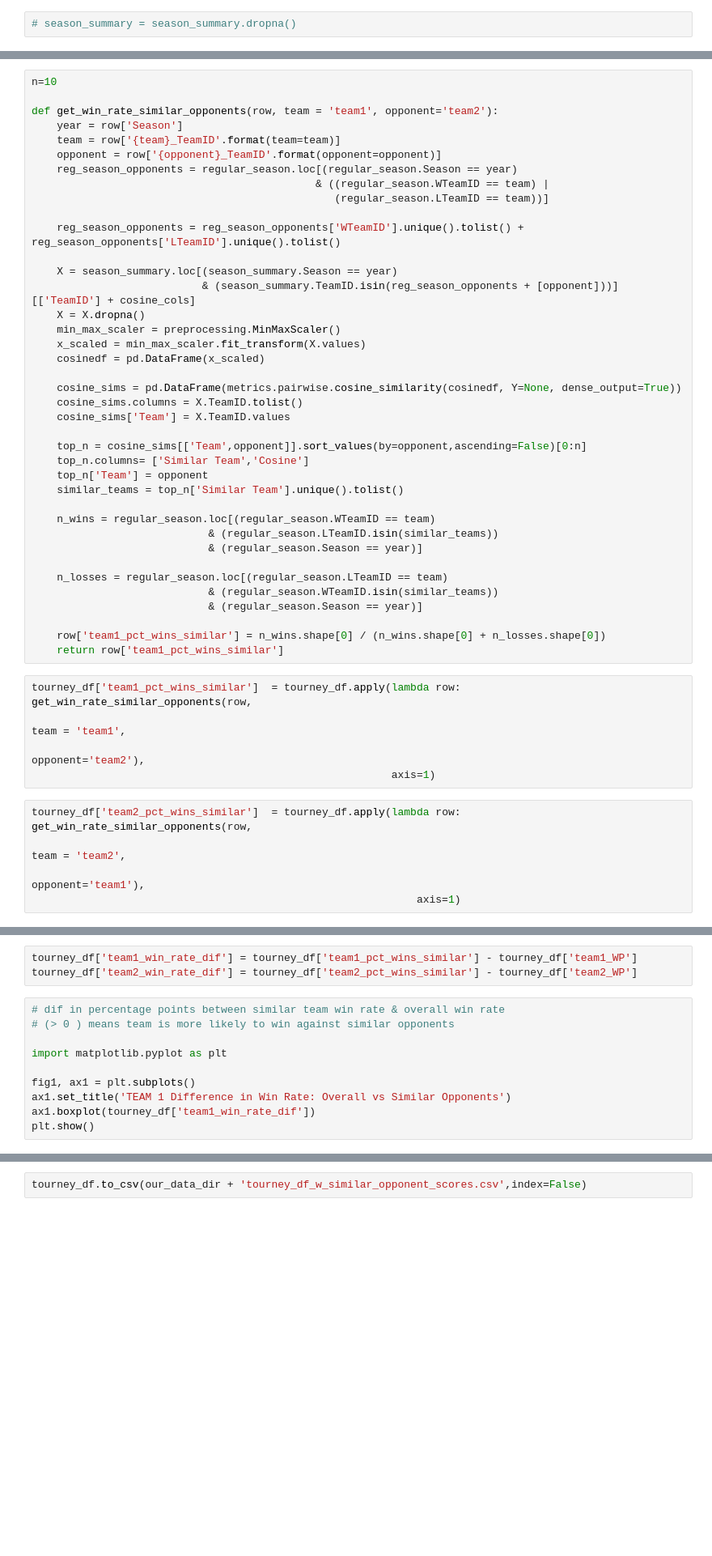
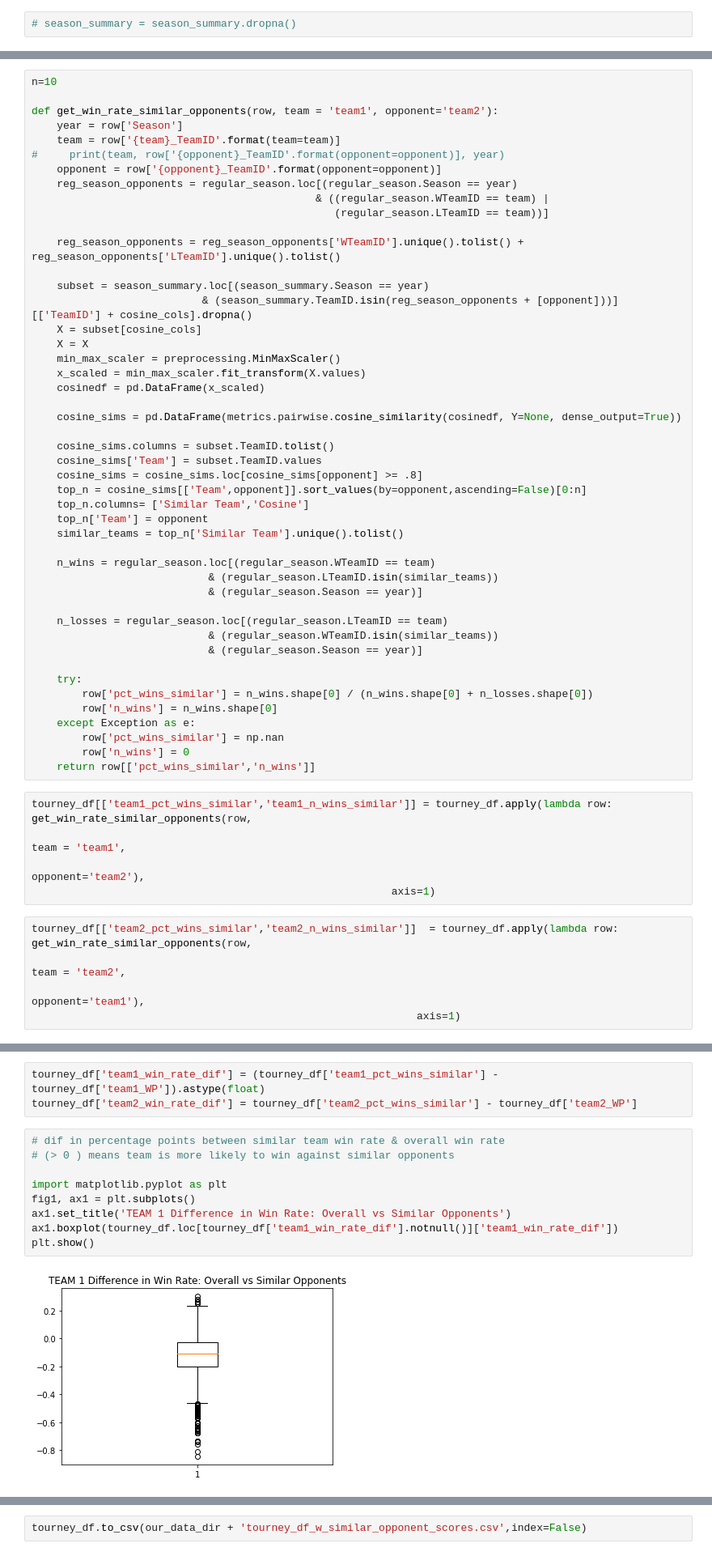
Before and after one commit to jcampbellsjci/march_madness_20, a Jupyter notebook: python/Similar Opponents.ipynb, the cells around one changed output, grey strips where cells are left out. Shown: that part at 81% size. Drawn from its saved outputs; the diff is of its cells as text; blank space fills up the shorter version.

Commit message:
fix calculations and add number of similar wins

```diff
--- a/python/Similar Opponents.ipynb
+++ b/python/Similar Opponents.ipynb
@@ -53,6 +116,7 @@ n=10
 def get_win_rate_similar_opponents(row, team = 'team1', opponent='team2'):
     year = row['Season']
     team = row['{team}_TeamID'.format(team=team)]
+#     print(team, row['{opponent}_TeamID'.format(opponent=opponent)], year)
     opponent = row['{opponent}_TeamID'.format(opponent=opponent)]
     reg_season_opponents = regular_season.loc[(regular_season.Season == year)
                                              & ((regular_season.WTeamID == team) |
@@ -60,17 +124,19 @@ def get_win_rate_similar_opponents(row, team = 'team1', opponent='team2'):
 
     reg_season_opponents = reg_season_opponents['WTeamID'].unique().tolist() + reg_season_opponents['LTeamID'].unique().tolist()
 
-    X = season_summary.loc[(season_summary.Season == year)
-                           & (season_summary.TeamID.isin(reg_season_opponents + [opponent]))][['TeamID'] + cosine_cols]
-    X = X.dropna()
+    subset = season_summary.loc[(season_summary.Season == year)
+                           & (season_summary.TeamID.isin(reg_season_opponents + [opponent]))][['TeamID'] + cosine_cols].dropna()
+    X = subset[cosine_cols]
+    X = X
     min_max_scaler = preprocessing.MinMaxScaler()
     x_scaled = min_max_scaler.fit_transform(X.values)
     cosinedf = pd.DataFrame(x_scaled)
 
     cosine_sims = pd.DataFrame(metrics.pairwise.cosine_similarity(cosinedf, Y=None, dense_output=True))
-    cosine_sims.columns = X.TeamID.tolist()
-    cosine_sims['Team'] = X.TeamID.values
 
+    cosine_sims.columns = subset.TeamID.tolist()
+    cosine_sims['Team'] = subset.TeamID.values
+    cosine_sims = cosine_sims.loc[cosine_sims[opponent] >= .8]
     top_n = cosine_sims[['Team',opponent]].sort_values(by=opponent,ascending=False)[0:n]
     top_n.columns= ['Similar Team','Cosine']
     top_n['Team'] = opponent
@@ -84,15 +150,20 @@ def get_win_rate_similar_opponents(row, team = 'team1', opponent='team2'):
                             & (regular_season.WTeamID.isin(similar_teams))
                             & (regular_season.Season == year)]
 
-    row['team1_pct_wins_similar'] = n_wins.shape[0] / (n_wins.shape[0] + n_losses.shape[0])
-    return row['team1_pct_wins_similar']
+    try:
+        row['pct_wins_similar'] = n_wins.shape[0] / (n_wins.shape[0] + n_losses.shape[0])
+        row['n_wins'] = n_wins.shape[0]
+    except Exception as e:
+        row['pct_wins_similar'] = np.nan
+        row['n_wins'] = 0
+    return row[['pct_wins_similar','n_wins']]
 # %%
-tourney_df['team1_pct_wins_similar']  = tourney_df.apply(lambda row: get_win_rate_similar_opponents(row,
+tourney_df[['team1_pct_wins_similar','team1_n_wins_similar']] = tourney_df.apply(lambda row: get_win_rate_similar_opponents(row,
                                                                                                     team = 'team1',
                                                                                                     opponent='team2'),
                                                          axis=1)
 # %%
-tourney_df['team2_pct_wins_similar']  = tourney_df.apply(lambda row: get_win_rate_similar_opponents(row,
+tourney_df[['team2_pct_wins_similar','team2_n_wins_similar']]  = tourney_df.apply(lambda row: get_win_rate_similar_opponents(row,
                                                                                                     team = 'team2',
                                                                                                     opponent='team1'),
                                                              axis=1)
@@ -101,16 +170,17 @@ tourney_df.head()
 # %%
-tourney_df['team1_win_rate_dif'] = tourney_df['team1_pct_wins_similar'] - tourney_df['team1_WP']
+tourney_df['team1_win_rate_dif'] = (tourney_df['team1_pct_wins_similar'] - tourney_df['team1_WP']).astype(float)
 tourney_df['team2_win_rate_dif'] = tourney_df['team2_pct_wins_similar'] - tourney_df['team2_WP']
 # %%
 # dif in percentage points between similar team win rate & overall win rate
 # (> 0 ) means team is more likely to win against similar opponents
 
 import matplotlib.pyplot as plt
-
 fig1, ax1 = plt.subplots()
 ax1.set_title('TEAM 1 Difference in Win Rate: Overall vs Similar Opponents')
-ax1.boxplot(tourney_df['team1_win_rate_dif'])
+ax1.boxplot(tourney_df.loc[tourney_df['team1_win_rate_dif'].notnull()]['team1_win_rate_dif'])
 plt.show()
+# %% [output]
+[figure, added]
 # %%
 fig1, ax1 = plt.subplots()
 ax1.set_title('TEAM 2 Difference in Win Rate: Overall vs Similar Opponents')
```
Also changed, not shown: parts of 13 cells of this notebook.
